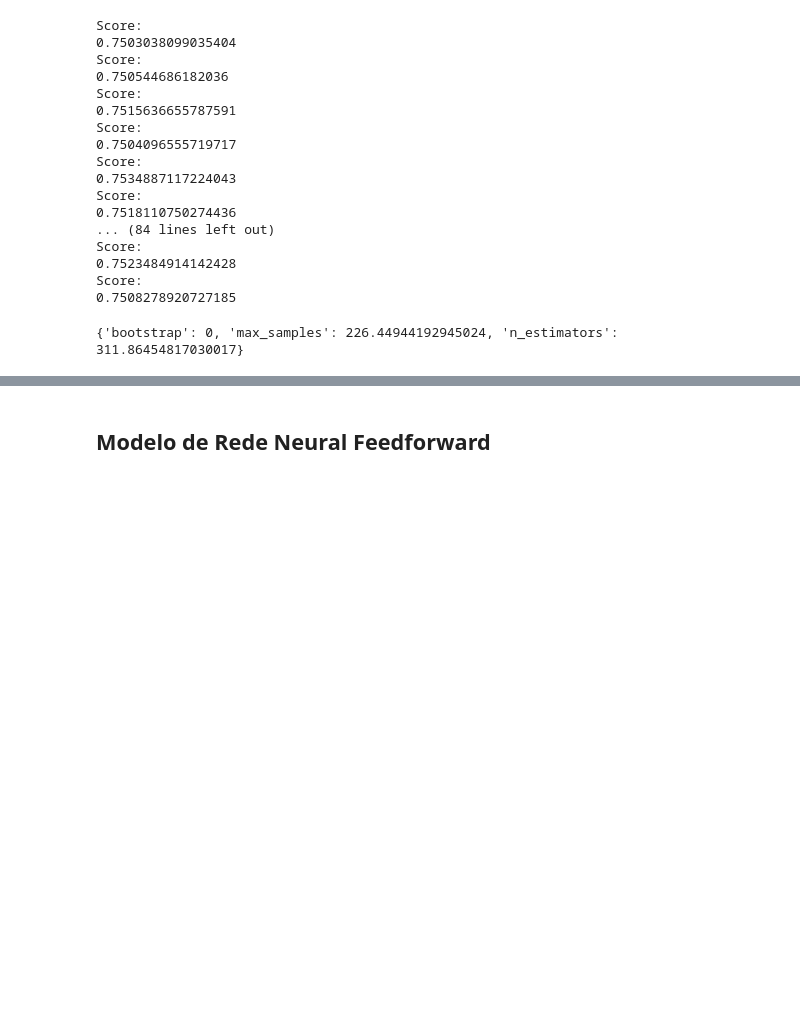
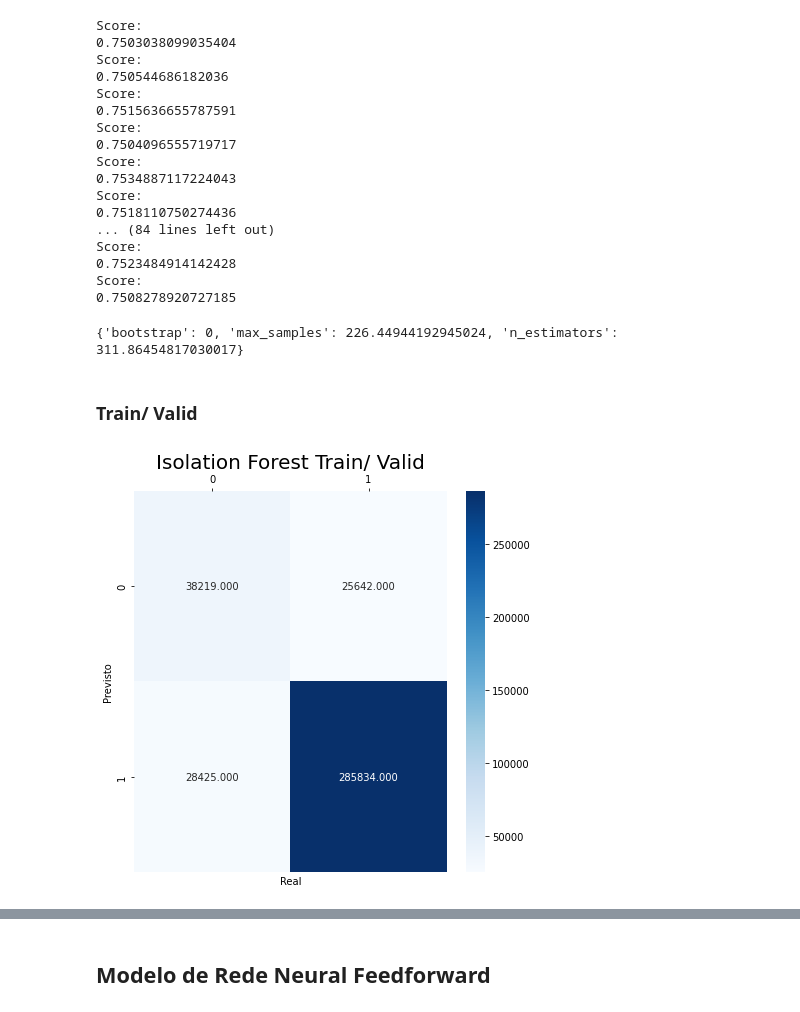
Before and after one commit to brfuji/ProjetoFinalTera, a Jupyter notebook: ProjetoTera.ipynb, the cells around one changed output, grey strips where cells are left out. Drawn from its saved outputs; the diff is of its cells as text; code cells hidden in the pictures; blank space fills up the shorter version.

```diff
--- a/ProjetoTera.ipynb
+++ b/ProjetoTera.ipynb
@@ -581,6 +574,8 @@ isolf = IsolationForest(n_estimators=int(best_hyperparams['n_estimators']),
                         contamination=0.165,
                         n_jobs=-1,
                         random_state=seed)
+# %% [markdown]
+### Train/ Valid
 # %%
 # Rodando o modelo no treino e validação com os melhores hiperparâmetros
 
@@ -589,8 +584,10 @@ y_pred = np.where(y_pred == -1, 0, 1)
 # %%
 # Mostrando a matrix de confusão do modelo rodado
 
 conf_matrix = confusion_matrix(y_true=y_valid, y_pred=y_pred)
-matrix(conf_matrix)
+matrix(conf_matrix, 'Isolation Forest Train/ Valid')
+# %% [output]
+[figure, added]
 # %%
 # Exibindo as métricas do modelo rodado
 
```
Also changed, not shown: parts of 32 cells of this notebook.
